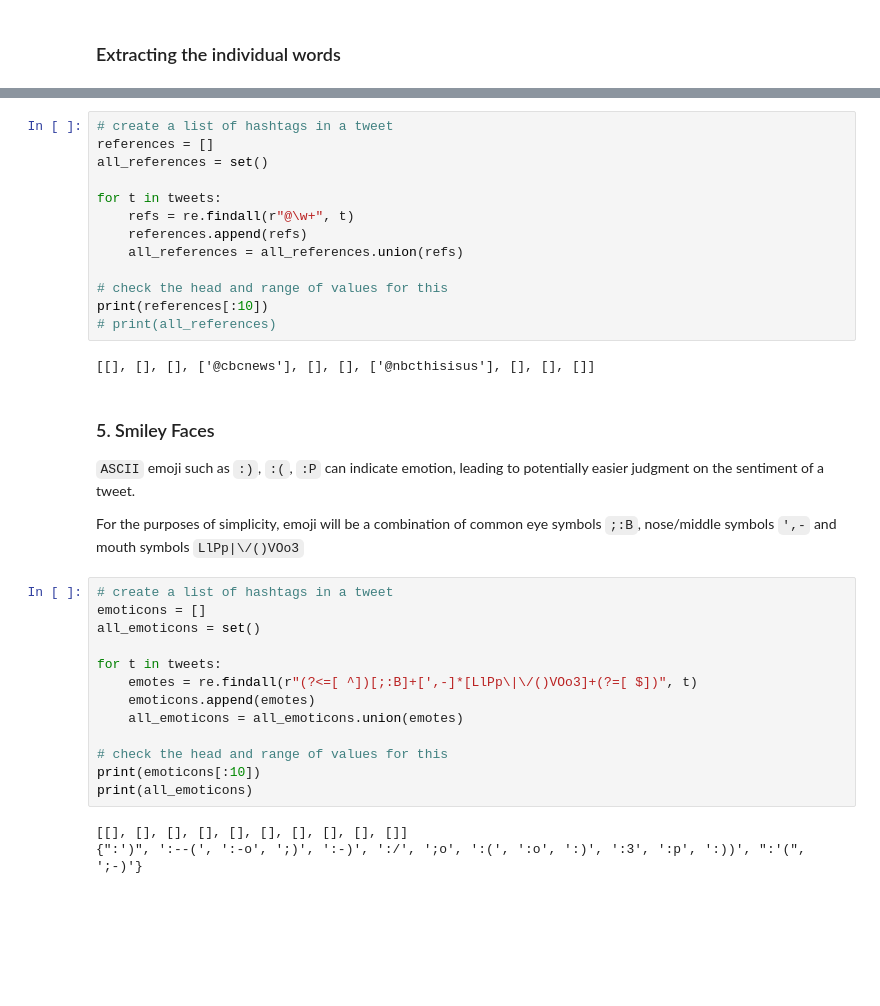
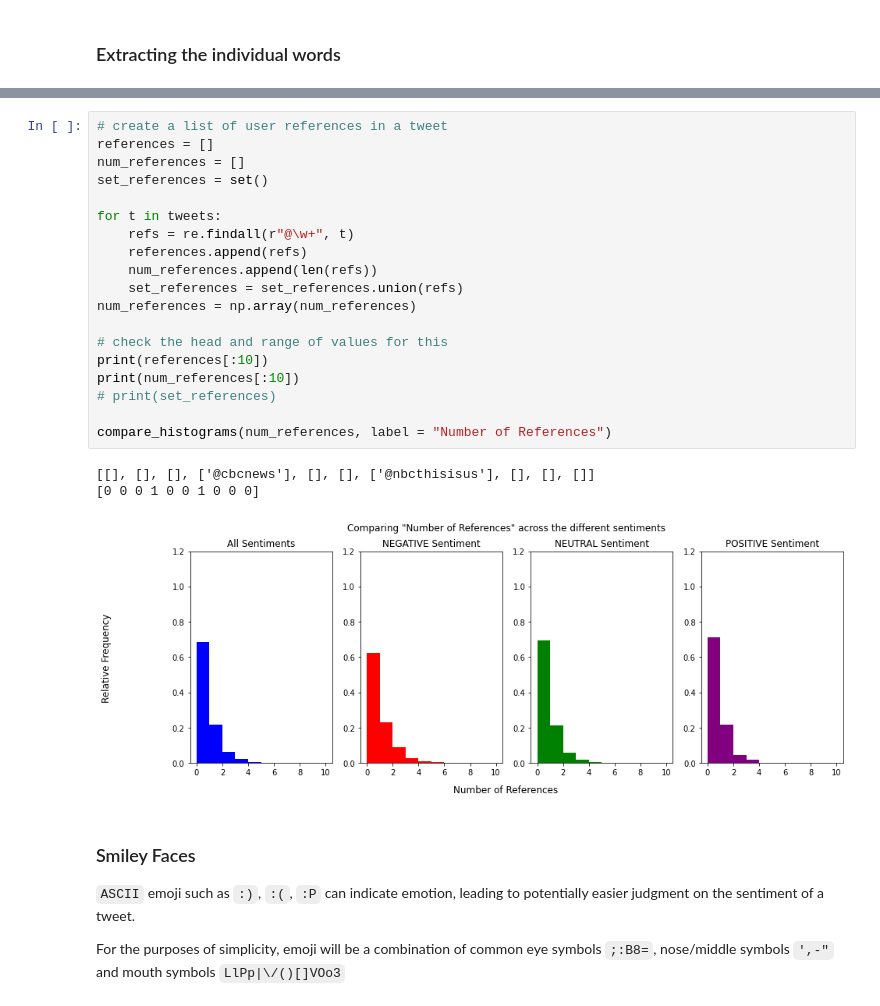
Before and after one commit to DigitalData/unimelb.comp30027.ml-assignment-2, a Jupyter notebook: code/feature-analysis.ipynb, the cells around one changed output, grey strips where cells are left out. Cells and saved outputs as stored; diff of their text form; blank space fills up the shorter version.

```diff
--- a/code/feature-analysis.ipynb
+++ b/code/feature-analysis.ipynb
@@ -114,38 +314,30 @@ print(hashtags[:10])
 `@` symbols are used in twitter to reference a specific user.
 Extracting these from the tweets may help in grouping tweets with similar recipients.
 # %%
-# create a list of hashtags in a tweet
+# create a list of user references in a tweet
 references = []
-all_references = set()
+num_references = []
+set_references = set()
 
 for t in tweets:
     refs = re.findall(r"@\w+", t)
     references.append(refs)
-    all_references = all_references.union(refs)
+    num_references.append(len(refs))
+    set_references = set_references.union(refs)
+num_references = np.array(num_references)
 
 # check the head and range of values for this
 print(references[:10])
-# print(all_references)
+print(num_references[:10])
+# print(set_references)
+
+compare_histograms(num_references, label = "Number of References")
 # %% [output]
 [[], [], [], ['@cbcnews'], [], [], ['@nbcthisisus'], [], [], []]
+[0 0 0 1 0 0 1 0 0 0]
+[figure, added]
 # %% [markdown]
-### 5. Smiley Faces
+### Smiley Faces
 `ASCII` emoji such as `:)`, `:(`, `:P` can indicate emotion, leading to potentially easier judgment on the sentiment of a tweet.
 
-For the purposes of simplicity, emoji will be a combination of common eye symbols `;:B`, nose/middle symbols `',-` and mouth symbols `LlPp|\/()VOo3`
+For the purposes of simplicity, emoji will be a combination of common eye symbols `;:B8=`, nose/middle symbols `',-"` and mouth symbols `LlPp|\/()[]VOo3`
-# %%
-# create a list of hashtags in a tweet
-emoticons = []
-all_emoticons = set()
-
-for t in tweets:
-    emotes = re.findall(r"(?<=[ ^])[;:B]+[',-]*[LlPp\|\/()VOo3]+(?=[ $])", t)
-    emoticons.append(emotes)
-    all_emoticons = all_emoticons.union(emotes)
-
-# check the head and range of values for this
-print(emoticons[:10])
-print(all_emoticons)
-# %% [output]
-[[], [], [], [], [], [], [], [], [], []]
-{":')", ':--(', ':-o', ';)', ':-)', ':/', ';o', ':(', ':o', ':)', ':3', ':p', ':))', ":'(", ';-)'}
```
Also changed, not shown: parts of 26 cells of this notebook.
